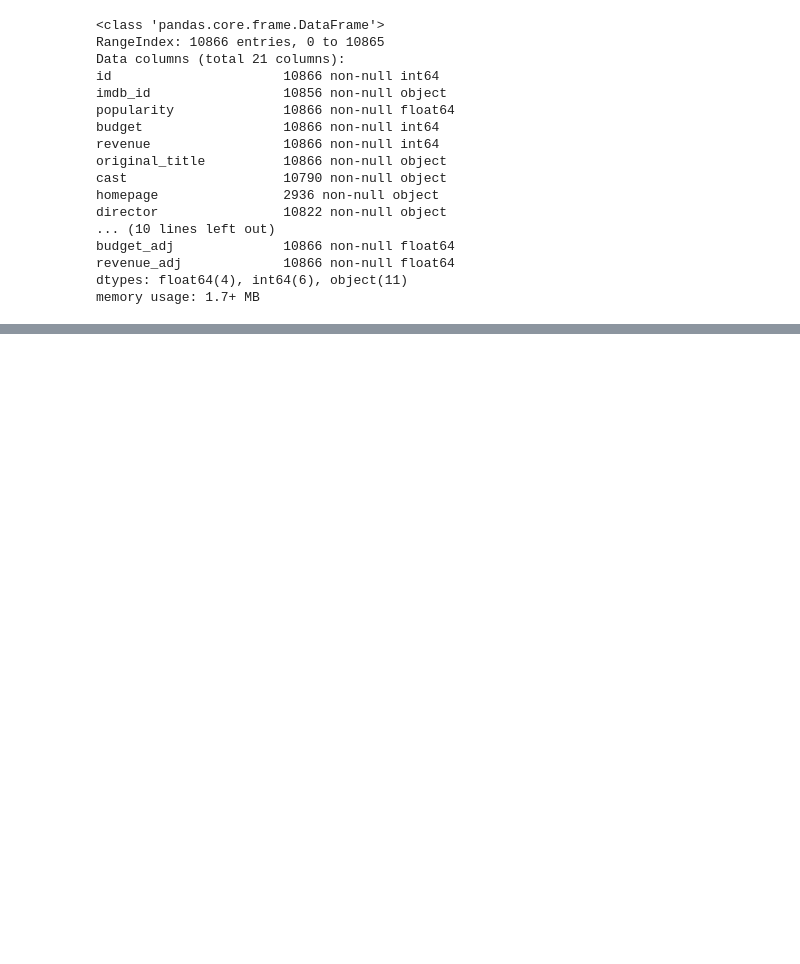
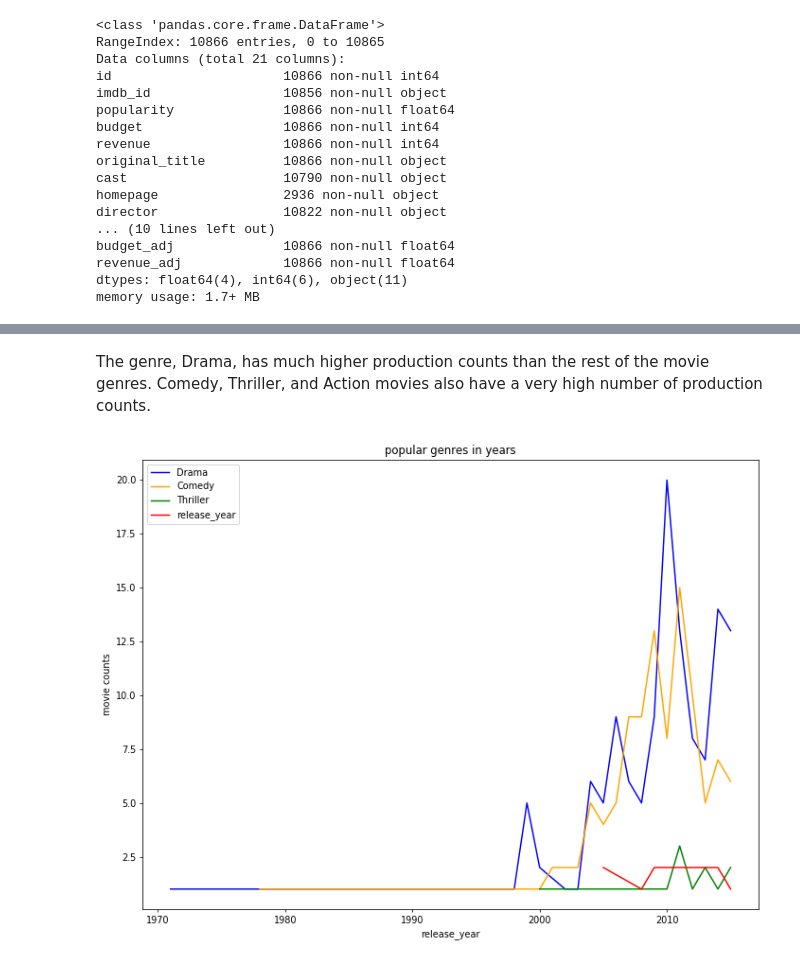
Before and after one commit to Karen12H/TMDb-movie-analysis, a Jupyter notebook: TMDb Movie Data Analysis.ipynb, the cells around one changed output, grey strips where cells are left out. Drawn from its saved outputs; the diff is of its cells as text; code cells hidden in the pictures; blank space fills up the shorter version.

```diff
--- a/TMDb Movie Data Analysis.ipynb
+++ b/TMDb Movie Data Analysis.ipynb
@@ -269,0 +244,18 @@ nan
+# %% [markdown]
+The genre, Drama, has much higher production counts than the rest of the movie genres. Comedy, Thriller, and Action movies also have a very high number of production counts.
+# %%
+# crosstab 'grenes' and 'release_year'
+# plot data
+
+fig, ax = plt.subplots(figsize=(12,9),dpi=70)
+new_df[new_df['genres']=='Drama']['release_year'].value_counts().sort_index().plot(kind='line',ax=ax, c='blue',label='Drama')
+new_df[new_df['genres']=='Comedy']['release_year'].value_counts().sort_index().plot(kind='line',ax=ax, c='orange',label='Comedy')
+new_df[new_df['genres']=='Thriller']['release_year'].value_counts().sort_index().plot(kind='line',ax=ax, c='green', label='Thriller')
+new_df[new_df['genres']=='Action']['release_year'].value_counts().sort_index().plot(kind='line',ax=ax,c='red')
+ax.set_xlabel('release_year')
+ax.set_ylabel('movie counts')
+ax.set_title('popular genres in years')
+plt.legend(loc='upper left')
+plt.show()
+# %% [output]
+[figure, added]
```
Also changed, not shown: parts of 58 cells of this notebook, 1 other file.
